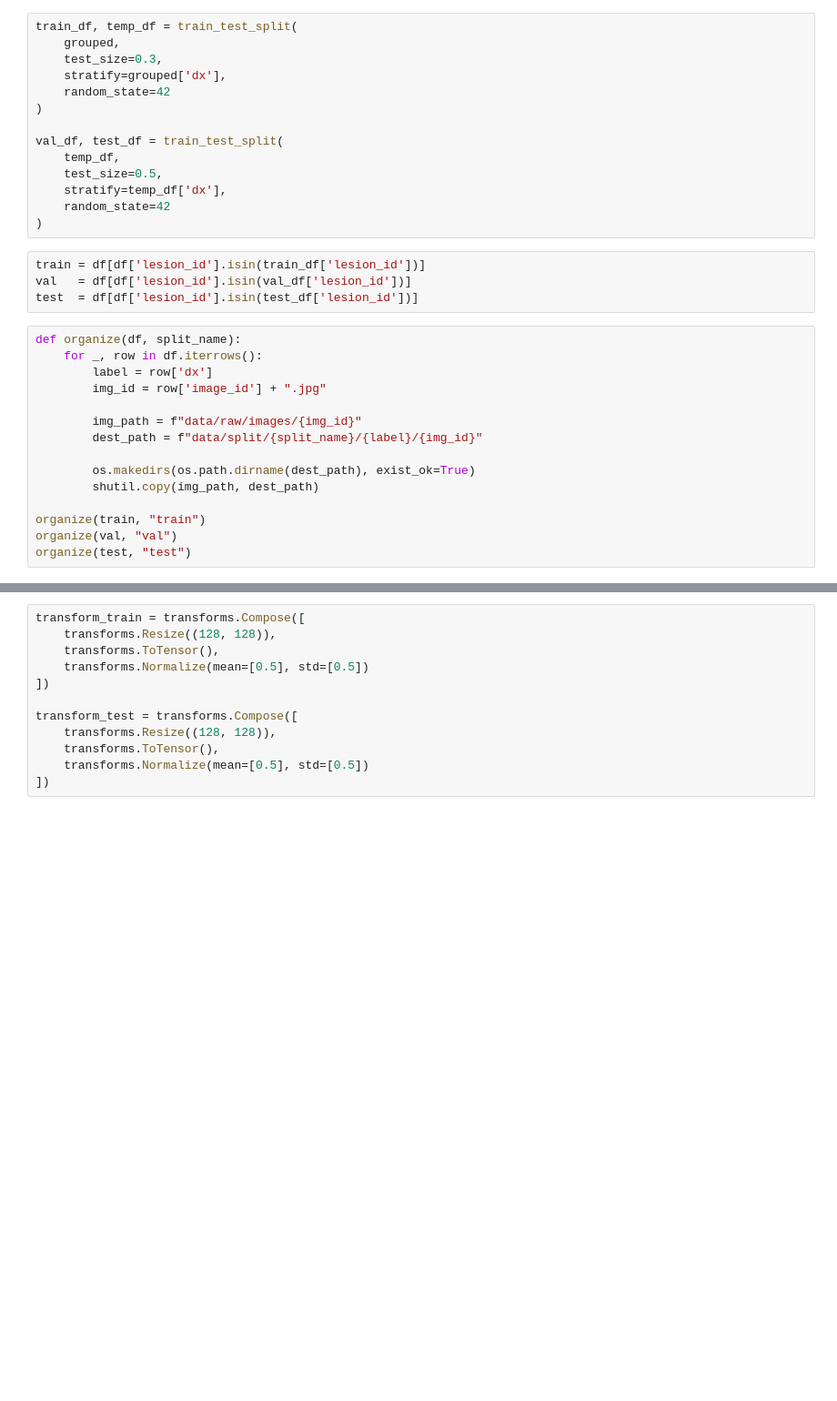
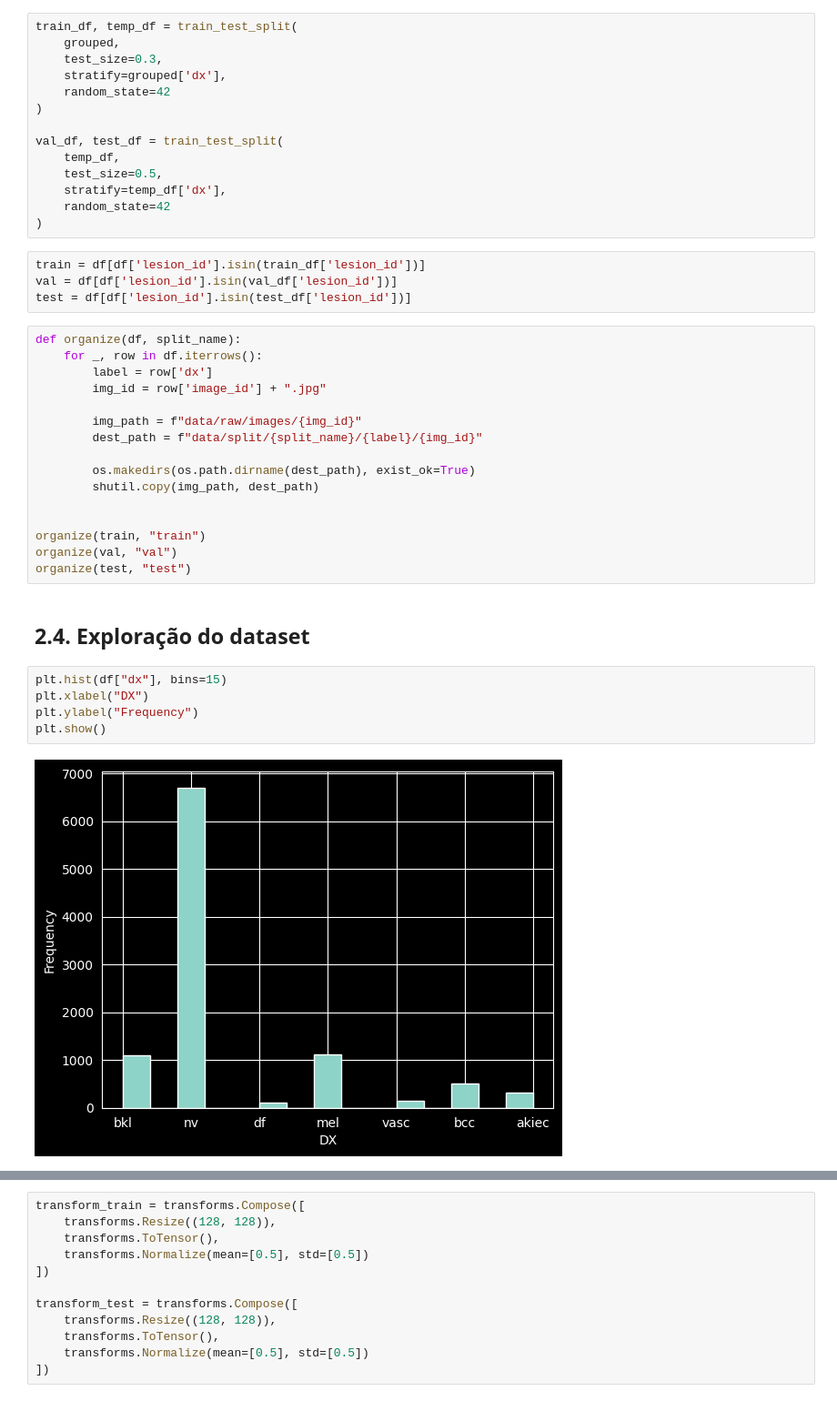
Before and after one commit to eulergomees/parallel_loading, a Jupyter notebook: parallel_loading.ipynb, the cells around one changed output, grey strips where cells are left out. Shown at 91% size. Saved outputs shown, nothing was run; the diff lists cells and outputs as text; blank space fills up the shorter version.

```diff
--- a/parallel_loading.ipynb
+++ b/parallel_loading.ipynb
@@ -139,8 +140,8 @@ val_df, test_df = train_test_split(
 )
 # %%
 train = df[df['lesion_id'].isin(train_df['lesion_id'])]
-val   = df[df['lesion_id'].isin(val_df['lesion_id'])]
-test  = df[df['lesion_id'].isin(test_df['lesion_id'])]
+val = df[df['lesion_id'].isin(val_df['lesion_id'])]
+test = df[df['lesion_id'].isin(test_df['lesion_id'])]
 # %%
 def organize(df, split_name):
     for _, row in df.iterrows():
@@ -153,6 +154,16 @@ def organize(df, split_name):
         os.makedirs(os.path.dirname(dest_path), exist_ok=True)
         shutil.copy(img_path, dest_path)
 
+
 organize(train, "train")
 organize(val, "val")
 organize(test, "test")
+# %% [markdown]
+## 2.4. Exploração do dataset
+# %%
+plt.hist(df["dx"], bins=15)
+plt.xlabel("DX")
+plt.ylabel("Frequency")
+plt.show()
+# %% [output]
+[figure, added]
```
Also changed, not shown: parts of 11 cells of this notebook.
